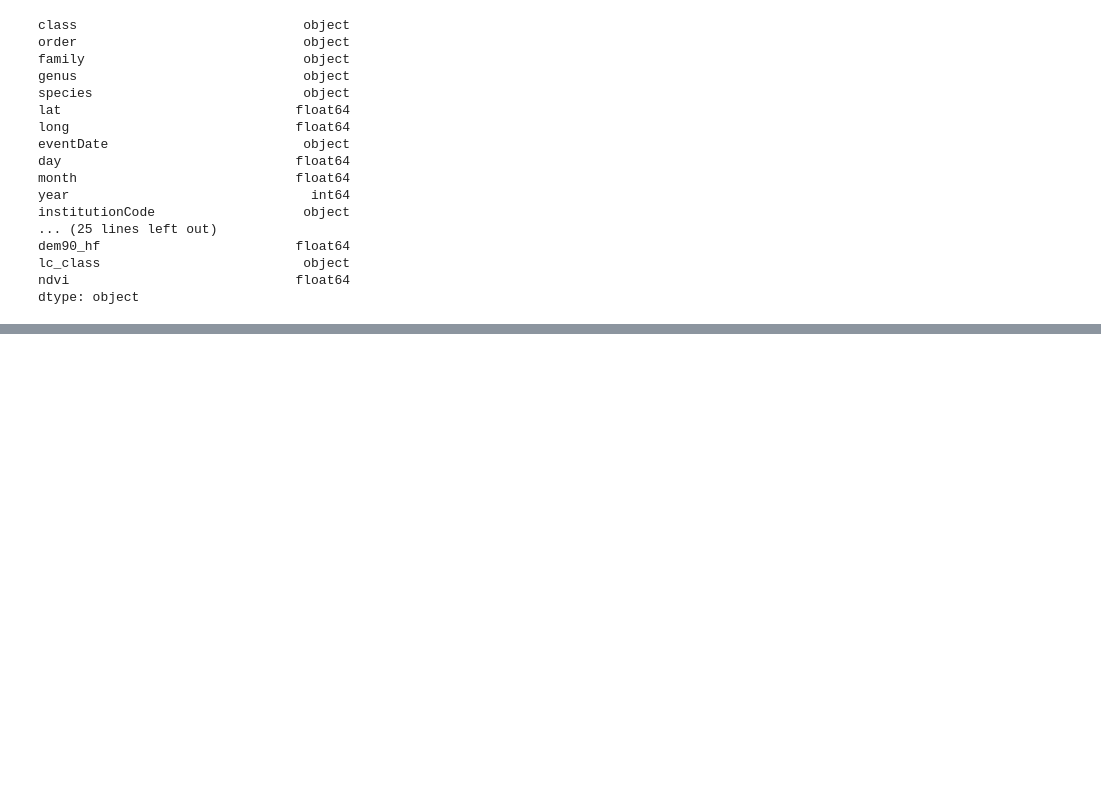
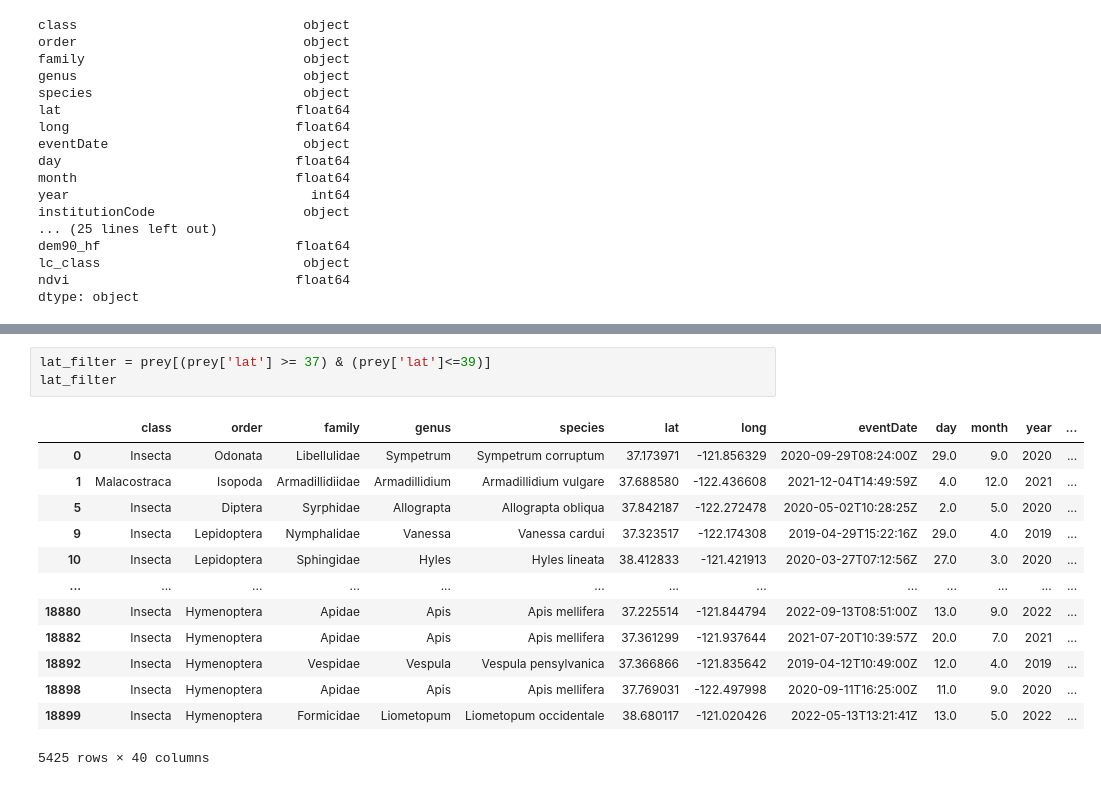
Before and after one commit to natashaclemencon/eds220-2026-sections, a Jupyter notebook: section-1-data-selection-drylands.ipynb, the cells around one changed output, grey strips where cells are left out. Cells and saved outputs as stored; diff of their text form; blank space fills up the shorter version.

```diff
--- a/section-1-data-selection-drylands.ipynb
+++ b/section-1-data-selection-drylands.ipynb
@@ -133,0 +196,17 @@ dtype: object
+# %%
+lat_filter = prey[(prey['lat'] >= 37) & (prey['lat']<=39)]
+lat_filter
+# %% [output]
+|  | class | order | family | genus | species | lat | long | eventDate | day | month | year | ... |
+| 0 | Insecta | Odonata | Libellulidae | Sympetrum | Sympetrum corruptum | 37.173971 | -121.856329 | 2020-09-29T08:24:00Z | 29.0 | 9.0 | 2020 | ... |
+| 1 | Malacostraca | Isopoda | Armadillidiidae | Armadillidium | Armadillidium vulgare | 37.688580 | -122.436608 | 2021-12-04T14:49:59Z | 4.0 | 12.0 | 2021 | ... |
+| 5 | Insecta | Diptera | Syrphidae | Allograpta | Allograpta obliqua | 37.842187 | -122.272478 | 2020-05-02T10:28:25Z | 2.0 | 5.0 | 2020 | ... |
+| 9 | Insecta | Lepidoptera | Nymphalidae | Vanessa | Vanessa cardui | 37.323517 | -122.174308 | 2019-04-29T15:22:16Z | 29.0 | 4.0 | 2019 | ... |
+| 10 | Insecta | Lepidoptera | Sphingidae | Hyles | Hyles lineata | 38.412833 | -121.421913 | 2020-03-27T07:12:56Z | 27.0 | 3.0 | 2020 | ... |
+| ... | ... | ... | ... | ... | ... | ... | ... | ... | ... | ... | ... | ... |
+| 18880 | Insecta | Hymenoptera | Apidae | Apis | Apis mellifera | 37.225514 | -121.844794 | 2022-09-13T08:51:00Z | 13.0 | 9.0 | 2022 | ... |
+| 18882 | Insecta | Hymenoptera | Apidae | Apis | Apis mellifera | 37.361299 | -121.937644 | 2021-07-20T10:39:57Z | 20.0 | 7.0 | 2021 | ... |
+| 18892 | Insecta | Hymenoptera | Vespidae | Vespula | Vespula pensylvanica | 37.366866 | -121.835642 | 2019-04-12T10:49:00Z | 12.0 | 4.0 | 2019 | ... |
+| 18898 | Insecta | Hymenoptera | Apidae | Apis | Apis mellifera | 37.769031 | -122.497998 | 2020-09-11T16:25:00Z | 11.0 | 9.0 | 2020 | ... |
+| 18899 | Insecta | Hymenoptera | Formicidae | Liometopum | Liometopum occidentale | 38.680117 | -121.020426 | 2022-05-13T13:21:41Z | 13.0 | 5.0 | 2022 | ... |
+5425 rows × 40 columns
```
Also changed, not shown: parts of 5 cells of this notebook.
